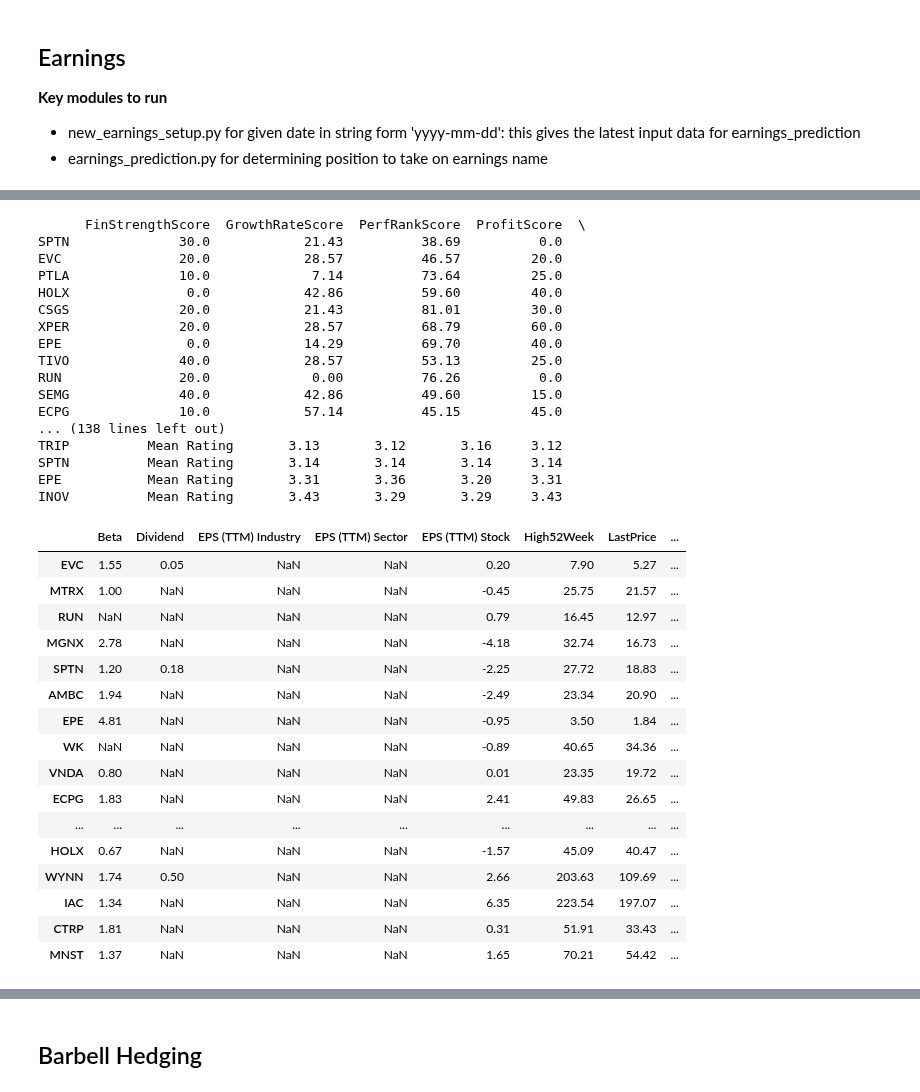
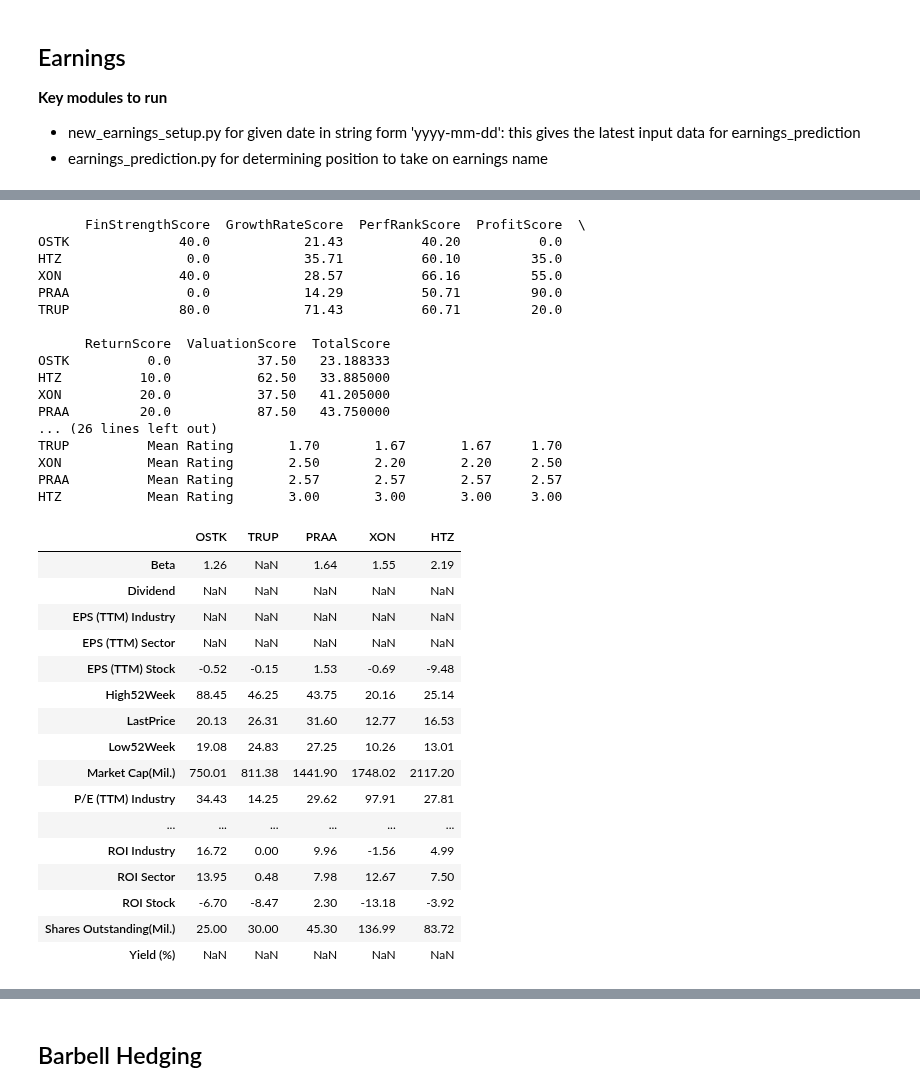
Before and after one commit to auto-d1dact/Trading, a Jupyter notebook: Notebooks/Daily Trading.ipynb, the cells around one changed output, grey strips where cells are left out. Saved outputs shown, nothing was run; the diff lists cells and outputs as text; code cells hidden in the pictures.

```diff
--- a/Notebooks/Daily Trading.ipynb
+++ b/Notebooks/Daily Trading.ipynb
@@ -164,7 +164,7 @@ print(corr_df.tail())
 - new_earnings_setup.py for given date in string form 'yyyy-mm-dd': this gives the latest input data for earnings_prediction
 - earnings_prediction.py for determining position to take on earnings name
 # %%
-date_lookup = '2018-11-07'
+date_lookup = '2018-11-08'
 
 curr_earnings = date_earnings(date_lookup)
 curr_earnings = curr_earnings[curr_earnings['Call Time'].isin(['After Market Close', 'Before Market Open'])]
@@ -366,49 +371,49 @@ PTLA
 # %%
-shorts = []
+shorts = ['OSTK', 'TRUP', 'PRAA']
 
-longs = selected_names
+longs = ['XON', 'HTZ']
 
 print(scores_df[scores_df.index.isin(shorts + longs)])
 print(eps_df[eps_df.Underlying.isin(shorts + longs)][['EarningsDate',
                                                       'surprisePercent',
                                                       'Underlying',
                                                       'Quarter',
                                                       'Stock_closeToOpen']].set_index('Underlying'))
 print(analyst_df[analyst_df.index.isin(shorts + longs)].sort_values('Current'))
-summary_df[summary_df.index.isin(shorts + longs)]
+summary_df[summary_df.index.isin(shorts + longs)].T
 # %% [output]
       FinStrengthScore  GrowthRateScore  PerfRankScore  ProfitScore  \
-SPTN              30.0            21.43          38.69          0.0
-EVC               20.0            28.57          46.57         20.0
-PTLA              10.0             7.14          73.64         25.0
-HOLX               0.0            42.86          59.60         40.0
-CSGS              20.0            21.43          81.01         30.0
-XPER              20.0            28.57          68.79         60.0
-EPE                0.0            14.29          69.70         40.0
-TIVO              40.0            28.57          53.13         25.0
-RUN               20.0             0.00          76.26          0.0
-SEMG              40.0            42.86          49.60         15.0
-ECPG              10.0            57.14          45.15         45.0
-... (138 lines left out)
-TRIP          Mean Rating       3.13       3.12       3.16     3.12
-SPTN          Mean Rating       3.14       3.14       3.14     3.14
-EPE           Mean Rating       3.31       3.36       3.20     3.31
-INOV          Mean Rating       3.43       3.29       3.29     3.43
+OSTK              40.0            21.43          40.20          0.0
+HTZ                0.0            35.71          60.10         35.0
+XON               40.0            28.57          66.16         55.0
+PRAA               0.0            14.29          50.71         90.0
+TRUP              80.0            71.43          60.71         20.0
+
+      ReturnScore  ValuationScore  TotalScore
+OSTK          0.0           37.50   23.188333
+HTZ          10.0           62.50   33.885000
+XON          20.0           37.50   41.205000
+PRAA         20.0           87.50   43.750000
+... (26 lines left out)
+TRUP          Mean Rating       1.70       1.67       1.67     1.70
+XON           Mean Rating       2.50       2.20       2.20     2.50
+PRAA          Mean Rating       2.57       2.57       2.57     2.57
+HTZ           Mean Rating       3.00       3.00       3.00     3.00
-|  | Beta | Dividend | EPS (TTM) Industry | EPS (TTM) Sector | EPS (TTM) Stock | High52Week | LastPrice | ... |
-| EVC | 1.55 | 0.05 | NaN | NaN | 0.20 | 7.90 | 5.27 | ... |
-| MTRX | 1.00 | NaN | NaN | NaN | -0.45 | 25.75 | 21.57 | ... |
-| RUN | NaN | NaN | NaN | NaN | 0.79 | 16.45 | 12.97 | ... |
-| MGNX | 2.78 | NaN | NaN | NaN | -4.18 | 32.74 | 16.73 | ... |
-| SPTN | 1.20 | 0.18 | NaN | NaN | -2.25 | 27.72 | 18.83 | ... |
-| AMBC | 1.94 | NaN | NaN | NaN | -2.49 | 23.34 | 20.90 | ... |
-| EPE | 4.81 | NaN | NaN | NaN | -0.95 | 3.50 | 1.84 | ... |
-| WK | NaN | NaN | NaN | NaN | -0.89 | 40.65 | 34.36 | ... |
-| VNDA | 0.80 | NaN | NaN | NaN | 0.01 | 23.35 | 19.72 | ... |
-| ECPG | 1.83 | NaN | NaN | NaN | 2.41 | 49.83 | 26.65 | ... |
-| ... | ... | ... | ... | ... | ... | ... | ... | ... |
-| HOLX | 0.67 | NaN | NaN | NaN | -1.57 | 45.09 | 40.47 | ... |
-| WYNN | 1.74 | 0.50 | NaN | NaN | 2.66 | 203.63 | 109.69 | ... |
-| IAC | 1.34 | NaN | NaN | NaN | 6.35 | 223.54 | 197.07 | ... |
-| CTRP | 1.81 | NaN | NaN | NaN | 0.31 | 51.91 | 33.43 | ... |
-| MNST | 1.37 | NaN | NaN | NaN | 1.65 | 70.21 | 54.42 | ... |
+|  | OSTK | TRUP | PRAA | XON | HTZ |
+| Beta | 1.26 | NaN | 1.64 | 1.55 | 2.19 |
+| Dividend | NaN | NaN | NaN | NaN | NaN |
+| EPS (TTM) Industry | NaN | NaN | NaN | NaN | NaN |
+| EPS (TTM) Sector | NaN | NaN | NaN | NaN | NaN |
+| EPS (TTM) Stock | -0.52 | -0.15 | 1.53 | -0.69 | -9.48 |
+| High52Week | 88.45 | 46.25 | 43.75 | 20.16 | 25.14 |
+| LastPrice | 20.13 | 26.31 | 31.60 | 12.77 | 16.53 |
+| Low52Week | 19.08 | 24.83 | 27.25 | 10.26 | 13.01 |
+| Market Cap(Mil.) | 750.01 | 811.38 | 1441.90 | 1748.02 | 2117.20 |
+| P/E (TTM) Industry | 34.43 | 14.25 | 29.62 | 97.91 | 27.81 |
+| ... | ... | ... | ... | ... | ... |
+| ROI Industry | 16.72 | 0.00 | 9.96 | -1.56 | 4.99 |
+| ROI Sector | 13.95 | 0.48 | 7.98 | 12.67 | 7.50 |
+| ROI Stock | -6.70 | -8.47 | 2.30 | -13.18 | -3.92 |
+| Shares Outstanding(Mil.) | 25.00 | 30.00 | 45.30 | 136.99 | 83.72 |
+| Yield (%) | NaN | NaN | NaN | NaN | NaN |
 # %%
```
Also changed, not shown: parts of 11 cells of this notebook.
